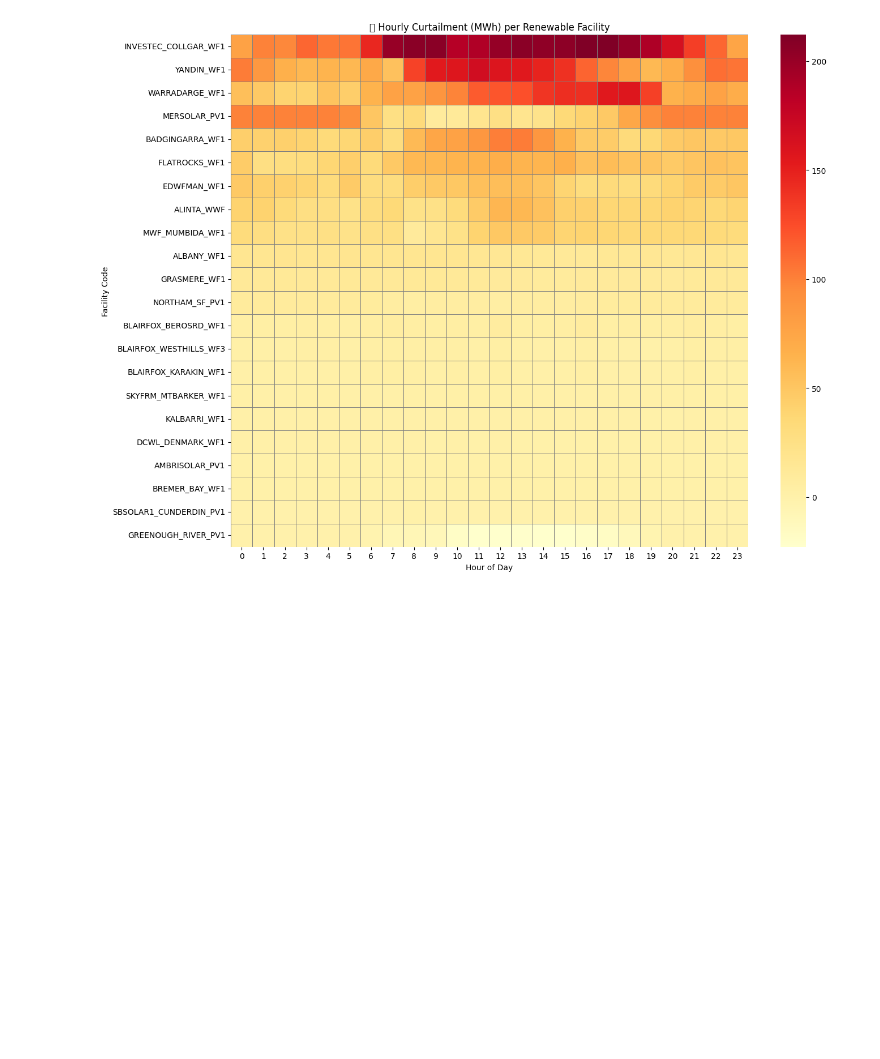
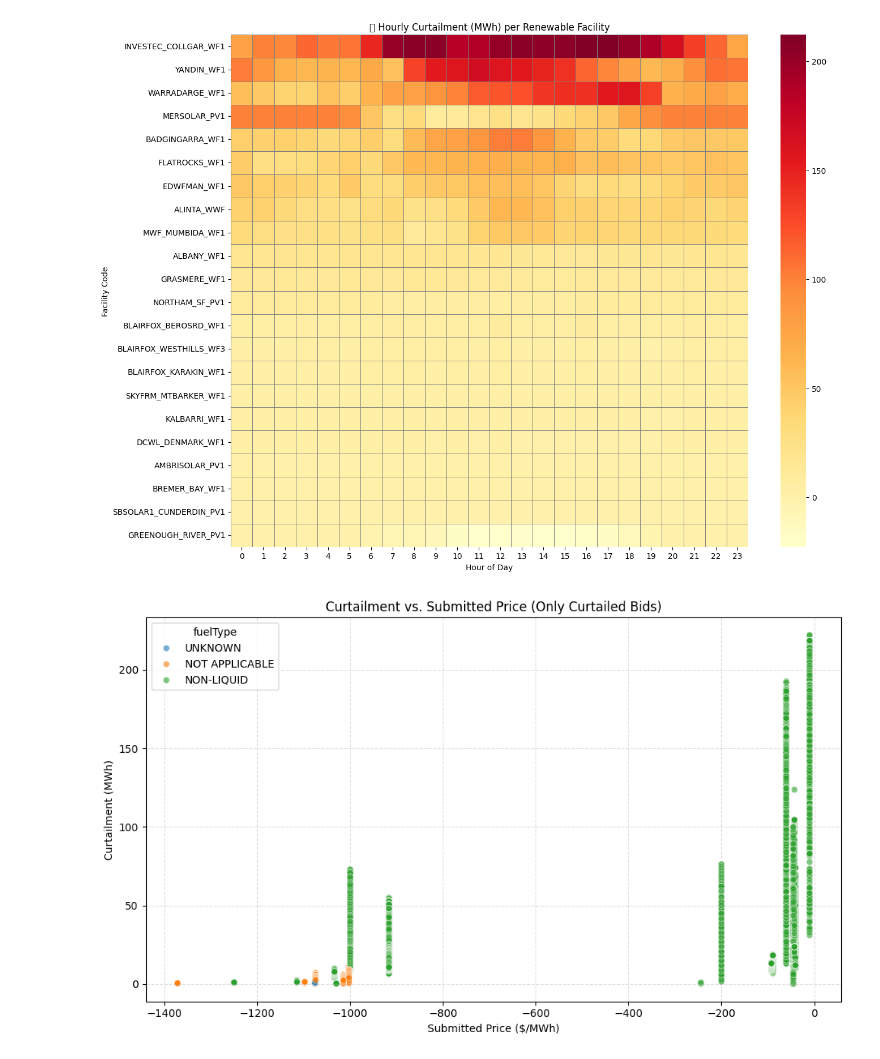
Before and after one commit to adnanabbasshah/Animated-Wind-Map-using-R, a Jupyter notebook: data_processing_and_viz.ipynb, the cells around one changed output. Saved outputs shown, nothing was run; the diff lists cells and outputs as text; code cells hidden in the pictures; blank space fills up the shorter version.

```diff
--- a/data_processing_and_viz.ipynb
+++ b/data_processing_and_viz.ipynb
@@ -396,3 +396,21 @@ plt.tight_layout()
 plt.show()
 # %% [output]
 [figure]
+# %%
+plt.figure(figsize=(10, 6))
+sns.scatterplot(
+    data=df_renewable[df_renewable['curtailment'] > 0],
+    x='submittedPrice',
+    y='curtailment',
+    hue='fuelType',
+    alpha=0.6,
+    palette='tab10'
+)
+plt.title("Curtailment vs. Submitted Price (Only Curtailed Bids)")
+plt.xlabel("Submitted Price ($/MWh)")
+plt.ylabel("Curtailment (MWh)")
+plt.grid(True, linestyle='--', alpha=0.4)
+plt.tight_layout()
+plt.show()
+# %% [output]
+[figure, added]
```
Also changed, not shown: parts of 4 cells of this notebook.
